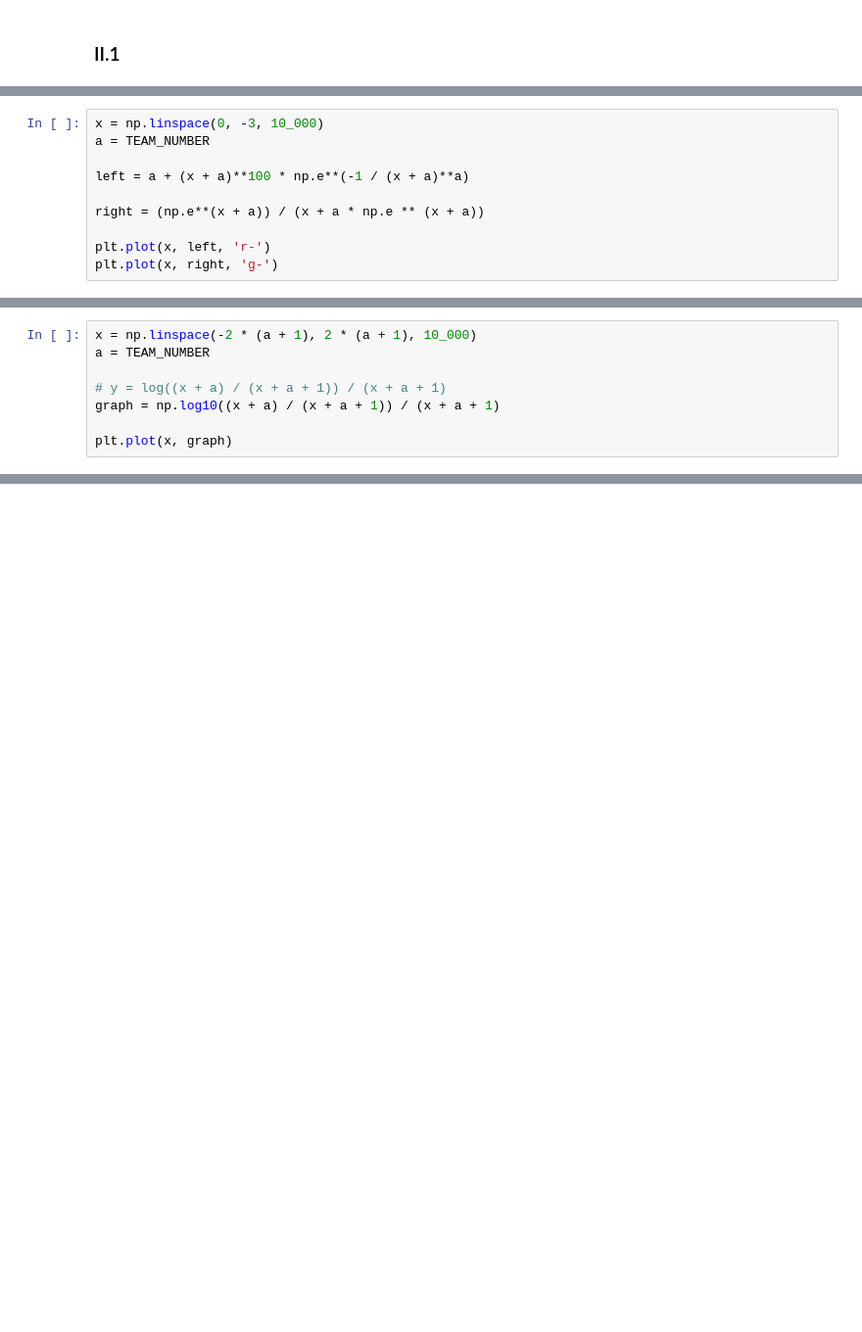
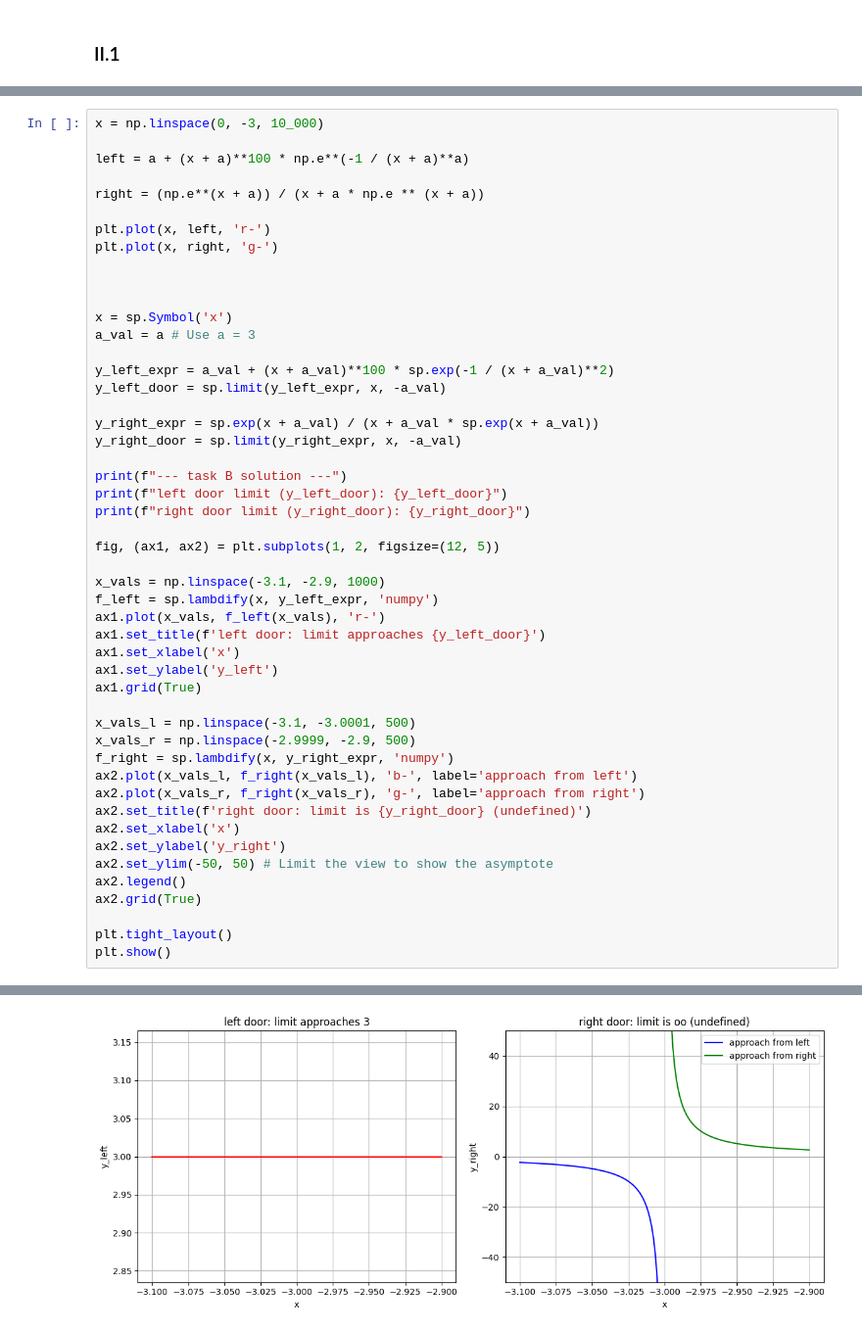
Before and after one commit to SirToby-Gore/mathmatics-assignment-1, a Jupyter notebook: main.ipynb, the cells around one changed output, grey strips where cells are left out. Shown at 98% size. Saved outputs shown, nothing was run; the diff lists cells and outputs as text; blank space fills up the shorter version.

```diff
--- a/main.ipynb
+++ b/main.ipynb
@@ -44,10 +14,0 @@ Number of moves taken = 9
-# %%
-x = np.linspace(0, -3, 10_000)
-a = TEAM_NUMBER
-
-left = a + (x + a)**100 * np.e**(-1 / (x + a)**a)
-
-right = (np.e**(x + a)) / (x + a * np.e ** (x + a))
-
-plt.plot(x, left, 'r-')
-plt.plot(x, right, 'g-')
@@ -71,8 +14,0 @@ y = log((x + a) / (x + a + 1)) / (x + a + 1)
-# %%
-x = np.linspace(-2 * (a + 1), 2 * (a + 1), 10_000)
-a = TEAM_NUMBER
-
-# y = log((x + a) / (x + a + 1)) / (x + a + 1)
-graph = np.log10((x + a) / (x + a + 1)) / (x + a + 1)
-
-plt.plot(x, graph)
@@ -102,0 +231,50 @@ Therfore the lever that will open the door is the left one
+# %%
+x = np.linspace(0, -3, 10_000)
+
+left = a + (x + a)**100 * np.e**(-1 / (x + a)**a)
+
+right = (np.e**(x + a)) / (x + a * np.e ** (x + a))
+
+plt.plot(x, left, 'r-')
+plt.plot(x, right, 'g-')
+
+
+
+x = sp.Symbol('x')
+a_val = a # Use a = 3
+
+y_left_expr = a_val + (x + a_val)**100 * sp.exp(-1 / (x + a_val)**2)
+y_left_door = sp.limit(y_left_expr, x, -a_val)
+
+y_right_expr = sp.exp(x + a_val) / (x + a_val * sp.exp(x + a_val))
+y_right_door = sp.limit(y_right_expr, x, -a_val)
+
+print(f"--- task B solution ---")
+print(f"left door limit (y_left_door): {y_left_door}")
+print(f"right door limit (y_right_door): {y_right_door}")
+
+fig, (ax1, ax2) = plt.subplots(1, 2, figsize=(12, 5))
+
+x_vals = np.linspace(-3.1, -2.9, 1000)
+f_left = sp.lambdify(x, y_left_expr, 'numpy')
+ax1.plot(x_vals, f_left(x_vals), 'r-')
+ax1.set_title(f'left door: limit approaches {y_left_door}')
+ax1.set_xlabel('x')
+ax1.set_ylabel('y_left')
+ax1.grid(True)
+
+x_vals_l = np.linspace(-3.1, -3.0001, 500)
+x_vals_r = np.linspace(-2.9999, -2.9, 500)
+f_right = sp.lambdify(x, y_right_expr, 'numpy')
+ax2.plot(x_vals_l, f_right(x_vals_l), 'b-', label='approach from left')
+ax2.plot(x_vals_r, f_right(x_vals_r), 'g-', label='approach from right')
+ax2.set_title(f'right door: limit is {y_right_door} (undefined)')
+ax2.set_xlabel('x')
+ax2.set_ylabel('y_right')
+ax2.set_ylim(-50, 50) # Limit the view to show the asymptote
+ax2.legend()
+ax2.grid(True)
+
+plt.tight_layout()
+plt.show()
+# %% [output]
@@ -102,0 +285 @@ Therfore the lever that will open the door is the left one
+[figure, added]
```
Also changed, not shown: parts of 24 cells of this notebook, 4 other files.
